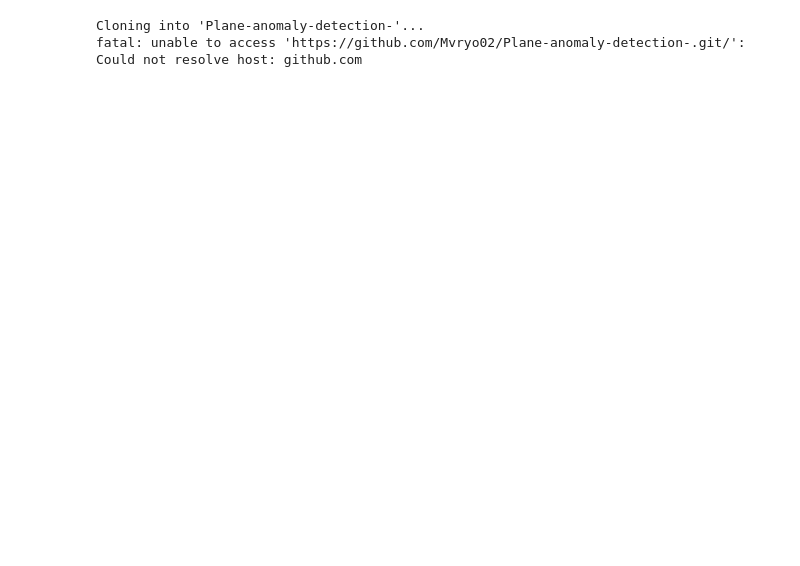
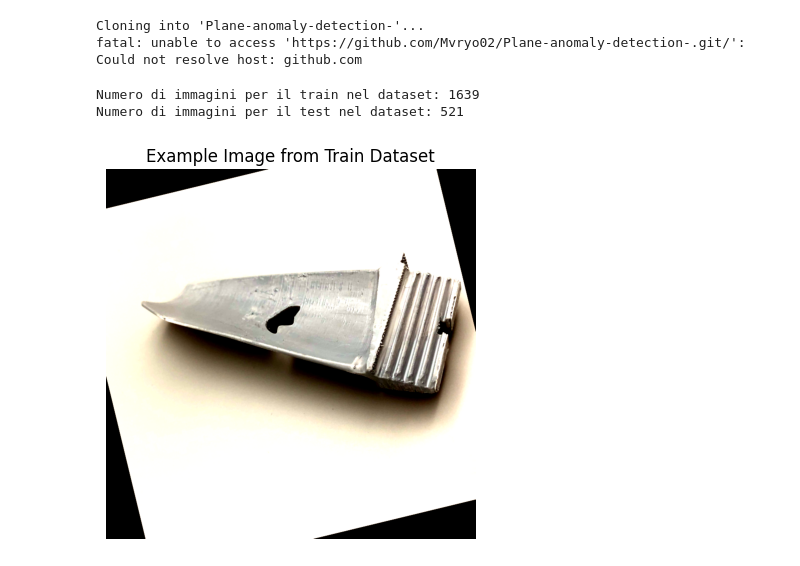
Before and after one commit to Mvryo02/Plane-anomaly-detection-, a Jupyter notebook: projectplaneanomaly.ipynb, the cells around one changed output. Saved outputs shown, nothing was run; the diff lists cells and outputs as text; code cells hidden in the pictures; blank space fills up the shorter version.

Commit message:
Kaggle Notebook | ProjectPlaneAnomaly | Version 2

```diff
--- a/projectplaneanomaly.ipynb
+++ b/projectplaneanomaly.ipynb
@@ -135,47 +135,51 @@ class ConvAutoencoder(nn.Module):
         x = self.decoder(x)
         return x
 # %%
-os.chdir("/content/Plane-anomaly-detection-/")
+#os.chdir("/content/Plane-anomaly-detection-/")
 
-train = datasets.ImageFolder(root='./train', transform=transform_train)
+train = datasets.ImageFolder(root='/kaggle/input/aebadcomplete/AeBADkaggle/test', transform=transform_train)
 trainloader = DataLoader(train, batch_size=32, shuffle=True, pin_memory=True, num_workers=2)
 num_elements = len(train)
 print(f"Numero di immagini per il train nel dataset: {num_elements}")
 
-test = datasets.ImageFolder(root='./test', transform=transform_test)
+test = datasets.ImageFolder(root='/kaggle/input/aebadcomplete/AeBADkaggle/train', transform=transform_test)
 testloader = DataLoader(test, batch_size=32, shuffle=True, pin_memory=True)
 num_elements = len(test)
 print(f"Numero di immagini per il test nel dataset: {num_elements}")
 
 #test per vedere se immagini sono tensori e visualizzare immagini
 def imshow(tensor_image, title=None):
     # Converti il tensore in un array NumPy
     image = tensor_image.numpy()
 
     # Normalizza l'immagine se necessario (assumiamo che il range sia [-1, 1] o [0, 1])
     if image.min() < 0:  # Normalizzazione [-1, 1] -> [0, 1]
         image = (image + 1) / 2
     image = np.clip(image, 0, 1)  # Assicurati che i valori siano tra 0 e 1
 
     # Se l'immagine è in formato CHW (Channel, Height, Width), convertila in HWC (Height, Width, Channel)
     if image.shape[0] == 3:
         image = np.transpose(image, (1, 2, 0))
 
     # Visualizza l'immagine
     plt.imshow(image)
     if title:
         plt.title(title)
     plt.axis('off')
     plt.show()
 
 data_iter = iter(trainloader)
 images, _ = next(data_iter)  # Ottieni un batch di immagini e target
 
 # Seleziona la prima immagine del batch
 image = images[0]
 
 # Visualizza l'immagine
 imshow(image, title='Example Image from Train Dataset')
+# %% [output]
+Numero di immagini per il train nel dataset: 1639
+Numero di immagini per il test nel dataset: 521
+[figure, added]
 # %%
 k_folds = 2 #numero di fold, metto 10 dato che dataset non è molto grande
 kf = KFold(n_splits=k_folds, shuffle=True)
```
Also changed, not shown: parts of 1 cell of this notebook.
